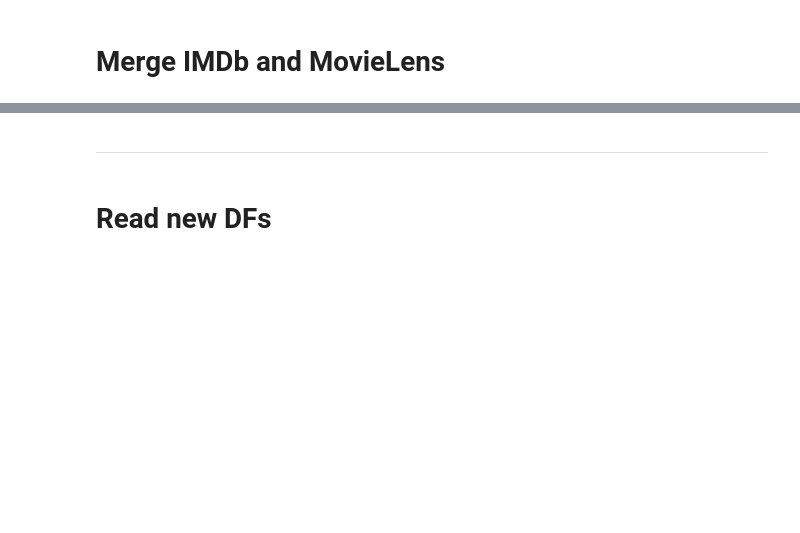
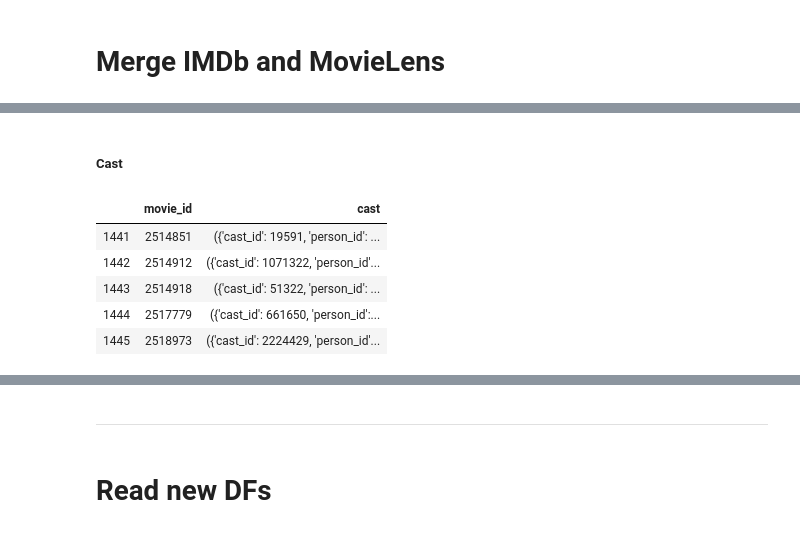
Before and after one commit to Movinder/movielens-imdb-exploration, a Jupyter notebook: data_analysis.ipynb, the cells around one changed output, grey strips where cells are left out. Cells and saved outputs as stored; diff of their text form; code cells hidden in the pictures; blank space fills up the shorter version.

```diff
--- a/data_analysis.ipynb
+++ b/data_analysis.ipynb
@@ -264,7 +264,7 @@ dtype: object
 # %%
 column_people = ["person_id", "cast_name", "imdb_idx", "imdb_id", "cast_gender", "name_cf", "name_nf", "surname", "md5"]
 
-df_people = pd.read_csv('data/name.csv', delimiter=',', names=column_people, encoding = "ISO-8859-1", low_memory=False)
+df_people = pd.read_csv('data/original/name.csv', delimiter=',', names=column_people, encoding = "ISO-8859-1", low_memory=False)
 
 print(df_people.dtypes)
 print(df_people.shape)
@@ -419,7 +414,7 @@ dtype: object
 # %%
 columns_roles = ["role_id", "cast_role"]
 
-df_roles = pd.read_csv('data/role_type.csv', delimiter=',', names=columns_roles, encoding = "ISO-8859-1")
+df_roles = pd.read_csv('data/original/role_type.csv', delimiter=',', names=columns_roles, encoding = "ISO-8859-1")
 print(df_roles.dtypes)
 print(df_roles.shape)
 df_roles.head()
@@ -667,0 +482,20 @@ df_users.to_csv("data/users.csv", sep=',')
+# %% [markdown]
+##### Cast
+# %%
+df_movie_cast = pd.merge(df_cast[df_cast.movie_id.isin(movie_ids)],
+                         df_people,
+                         on="person_id")
+df_movie_cast = pd.merge(df_movie_cast,
+                         df_roles,
+                         on="role_id")
+df_movie_cast.head()
+df_movie_cast = df_movie_cast.groupby("movie_id")[["cast_id", "person_id", "cast_name", "cast_gender", "cast_role"]].apply(lambda x: x.T.to_dict().values()).reset_index()
+df_movie_cast.rename(columns={0: "cast"}, inplace=True)
+df_movie_cast.tail()
+# %% [output]
+|  | movie_id | cast |
+| 1441 | 2514851 | ({'cast_id': 19591, 'person_id': ... |
+| 1442 | 2514912 | ({'cast_id': 1071322, 'person_id'... |
+| 1443 | 2514918 | ({'cast_id': 51322, 'person_id': ... |
+| 1444 | 2517779 | ({'cast_id': 661650, 'person_id':... |
+| 1445 | 2518973 | ({'cast_id': 2224429, 'person_id'... |
```
Also changed, not shown: parts of 56 cells of this notebook.
